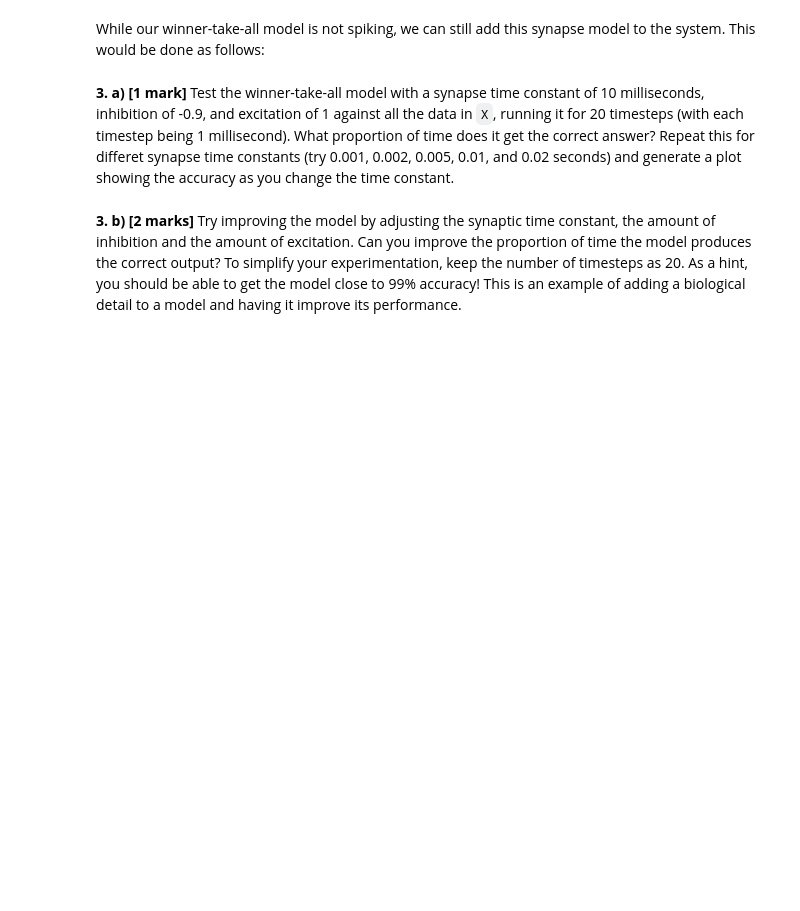
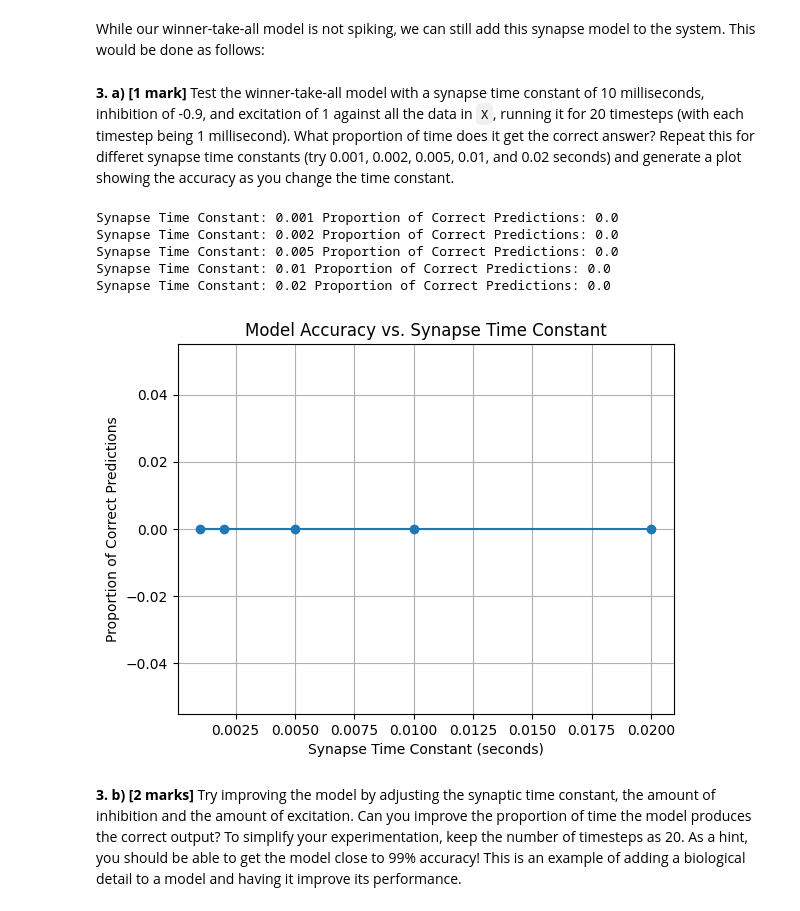
Before and after one commit to mr-nudo/neuronModels1, a Jupyter notebook: syde552_file_(4).ipynb, the cells around one changed output. Cells and saved outputs as stored; diff of their text form; code cells hidden in the pictures; blank space fills up the shorter version.

```diff
--- a/syde552_file_(4).ipynb
+++ b/syde552_file_(4).ipynb
@@ -802,5 +801,78 @@ for i in range(20):
     record.append(activity_syn)
 # %% [markdown]
 **3. a) [1 mark]** Test the winner-take-all model with a synapse time constant of 10 milliseconds, inhibition of -0.9, and excitation of 1 against all the data in `X`, running it for 20 timesteps (with each timestep being 1 millisecond).  What proportion of time does it get the correct answer?  Repeat this for differet synapse time constants (try 0.001, 0.002, 0.005, 0.01, and 0.02 seconds) and generate a plot showing the accuracy as you change the time constant.
+# %%
+import numpy as np
+import matplotlib.pyplot as plt
+
+# Define parameters
+N = 4  # Number of neurons
+M = 10000  # Number of examples in the dataset
+X = np.random.uniform(0, 1, (M, N))  # Input dataset X
+
+# Initialize variables for correctness count
+correct = 0
+
+# Define synapse time constants to experiment with
+tau_values = [0.001, 0.002, 0.005, 0.01, 0.02]  # Synapse time constants in seconds
+
+# Initialize dictionary to store proportion of correct predictions for each tau
+proportion_correct_dict = {}
+
+# Loop through tau values
+for tau in tau_values:
+    # Initialize variables for correctness count
+    correct_count = 0
+
+    # Compute alpha for the low-pass filter
+    dt = 0.001  # Timestep in seconds (1 millisecond)
+    alpha = 1 - np.exp(-dt / tau)
+
+    # Loop through all input values
+    for input_values in X:
+        # Initialize neuron activity and synaptic activity
+        activity = np.zeros(N)        # Neuron activity
+        activity_syn = np.zeros(N)    # Synaptic activity
+
+        # Simulate activity over time
+        for i in range(20):  # Number of timesteps
+            # Update neuron activity
+            activity = np.clip(input_values + w @ activity_syn, 0, 1)
+
+            # Update synaptic activity using the low-pass filter
+            activity_syn += alpha * (activity - activity_syn)
+
+        # Determine target output
+        target = np.zeros(N)
+        target[np.argmax(input_values)] = 1
+
+        # Check if output matches target
+        if np.all(target == activity_syn):
+            correct_count += 1
+
+    # Calculate proportion of correct predictions for the current tau
+    proportion_correct = correct_count / M
+
+    # Store the proportion of correct predictions in the dictionary
+    proportion_correct_dict[tau] = proportion_correct
+
+# Print the proportion of correct predictions for each tau
+for tau, proportion_correct in proportion_correct_dict.items():
+    print("Synapse Time Constant:", tau, "Proportion of Correct Predictions:", proportion_correct)
+
+# Plot accuracy vs. synapse time constant
+plt.plot(proportion_correct_dict.keys(), proportion_correct_dict.values(), marker='o')
+plt.xlabel('Synapse Time Constant (seconds)')
+plt.ylabel('Proportion of Correct Predictions')
+plt.title('Model Accuracy vs. Synapse Time Constant')
+plt.grid(True)
+plt.show()
+# %% [output]
+Synapse Time Constant: 0.001 Proportion of Correct Predictions: 0.0
+Synapse Time Constant: 0.002 Proportion of Correct Predictions: 0.0
+Synapse Time Constant: 0.005 Proportion of Correct Predictions: 0.0
+Synapse Time Constant: 0.01 Proportion of Correct Predictions: 0.0
+Synapse Time Constant: 0.02 Proportion of Correct Predictions: 0.0
+[figure, added]
 # %% [markdown]
 **3. b) [2 marks]** Try improving the model by adjusting the synaptic time constant, the amount of inhibition and the amount of excitation.  Can you improve the proportion of time the model produces the correct output?  To simplify your experimentation, keep the number of timesteps as 20.  As a hint, you should be able to get the model close to 99% accuracy!  This is an example of adding a biological detail to a model and having it improve its performance.
```
Also changed, not shown: parts of 11 cells of this notebook.
